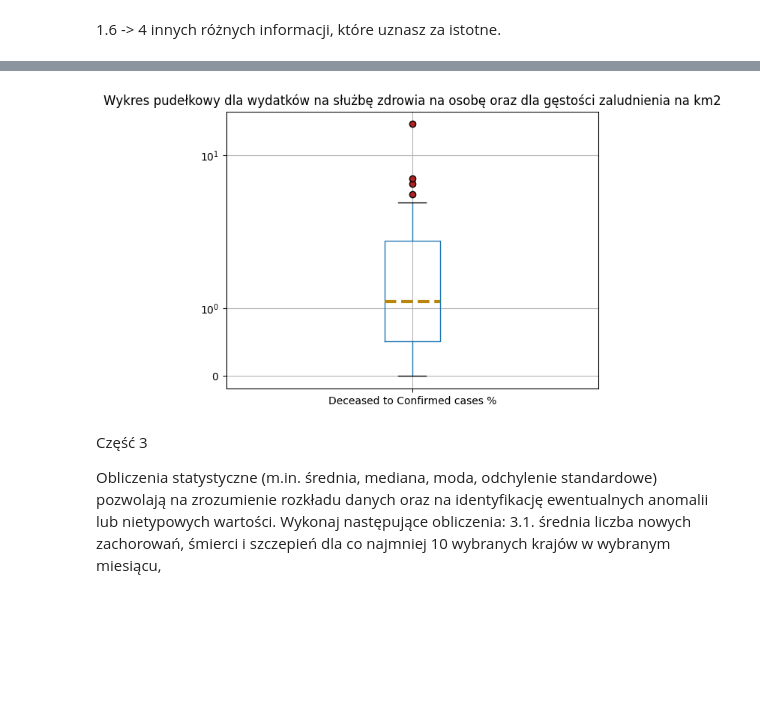
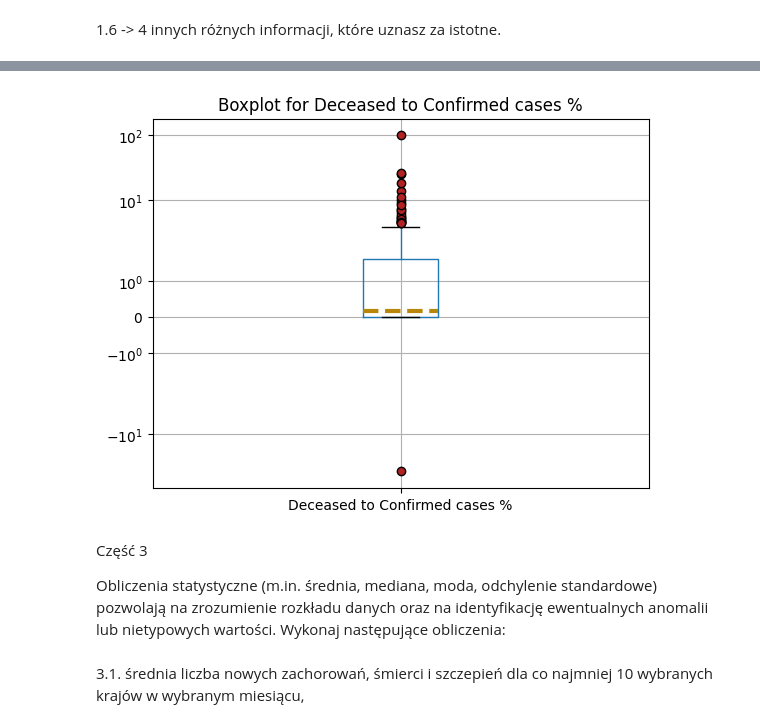
Before and after one commit to qmacdom/BigData, a Jupyter notebook: zad2.ipynb, the cells around one changed output, grey strips where cells are left out. Saved outputs shown, nothing was run; the diff lists cells and outputs as text; code cells hidden in the pictures; blank space fills up the shorter version.

```diff
--- a/zad2.ipynb
+++ b/zad2.ipynb
@@ -91,15 +92,16 @@ plt.show()
 # %%
 merged_data_df.boxplot(["Deceased to Confirmed cases %"], flierprops={'marker': 'o', 'markersize': 6, 'markerfacecolor': 'firebrick'},
                   medianprops ={'linestyle':'--', 'linewidth':3, 'color':'darkgoldenrod'})
 
 plt.yscale('symlog')
-plt.title('Wykres pudełkowy dla wydatków na służbę zdrowia na osobę oraz dla gęstości zaludnienia na km2')
+plt.title('Boxplot for Deceased to Confirmed cases %')
 plt.show()
 # %% [output]
-[figure, old version]
+[figure, new version]
 # %% [markdown]
 Część 3
 
 Obliczenia statystyczne (m.in. średnia, mediana, moda, odchylenie standardowe) pozwolają na zrozumienie rozkładu danych oraz na identyfikację ewentualnych anomalii lub nietypowych wartości.
 Wykonaj następujące obliczenia:
-3.1. średnia liczba nowych zachorowań, śmierci i szczepień dla co najmniej 10 wybranych krajów w wybranym miesiącu,
+# %% [markdown]
+3.1. średnia liczba nowych zachorowań, śmierci i szczepień dla co najmniej 10 wybranych krajów w wybranym miesiącu,
```
Also changed, not shown: parts of 11 cells of this notebook, 3 other files.
